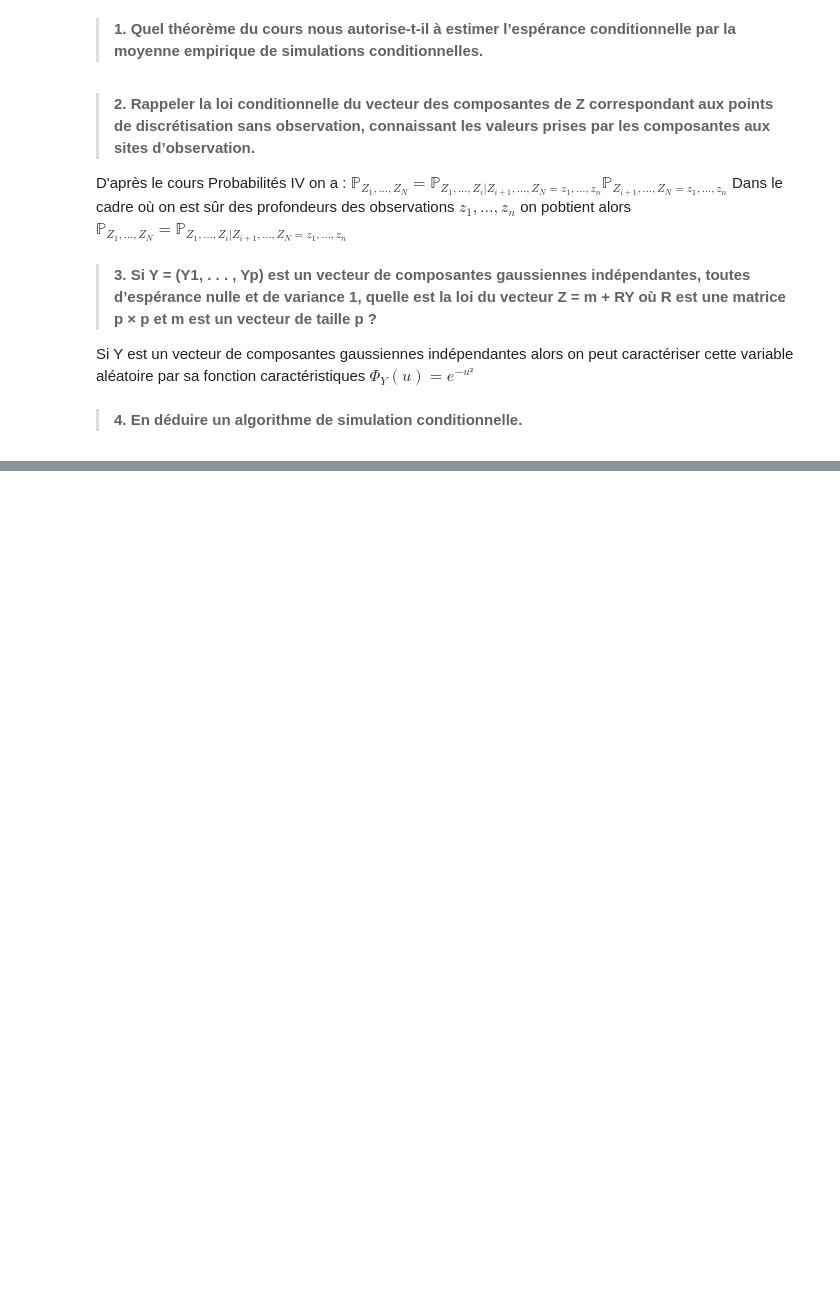
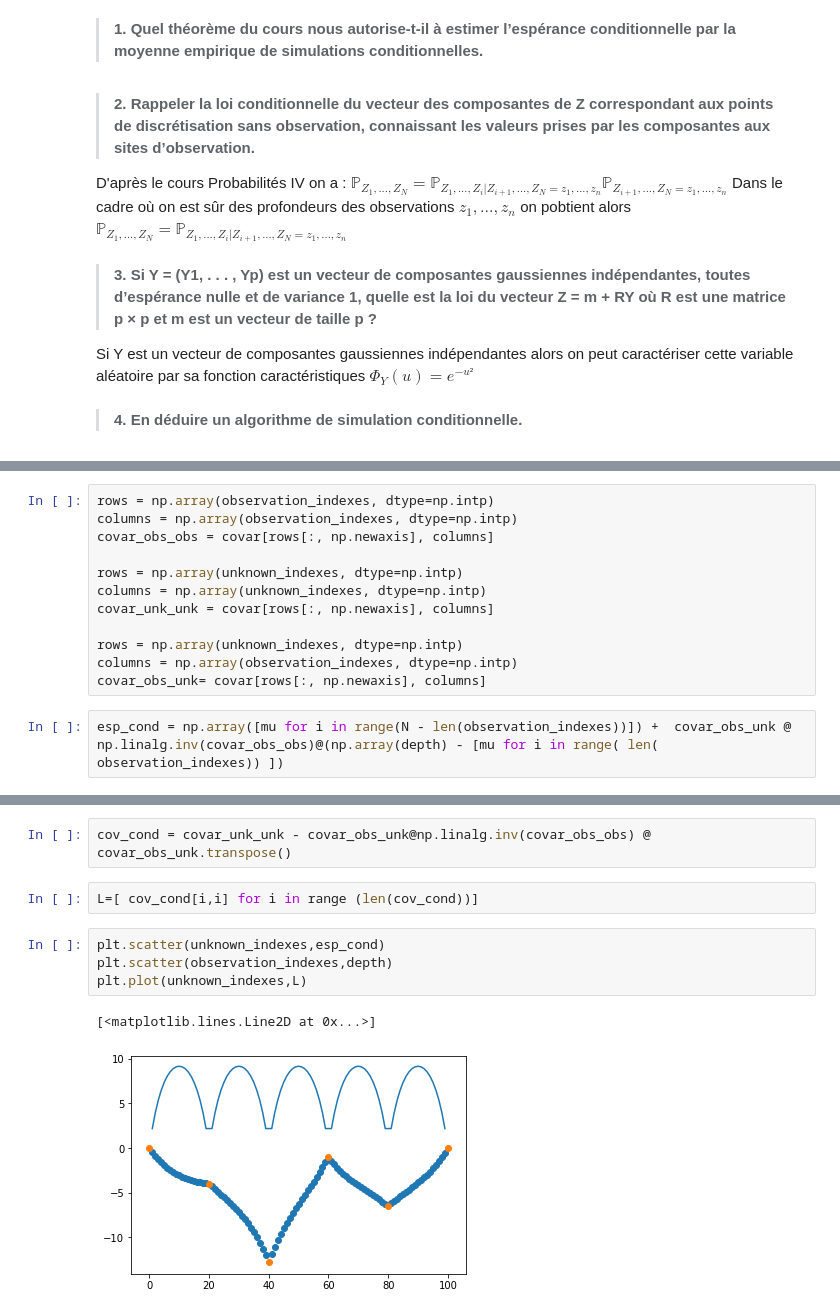
Before and after one commit to Gasp141/ProjetMaths3, a Jupyter notebook: ProjMaths3.ipynb, the cells around one changed output, grey strips where cells are left out. Cells and saved outputs as stored; diff of their text form; blank space fills up the shorter version.

```diff
--- a/ProjMaths3.ipynb
+++ b/ProjMaths3.ipynb
@@ -48,0 +59,14 @@ def distance(h,N):
+# %%
+rows = np.array(observation_indexes, dtype=np.intp)
+columns = np.array(observation_indexes, dtype=np.intp)
+covar_obs_obs = covar[rows[:, np.newaxis], columns]
+
+rows = np.array(unknown_indexes, dtype=np.intp)
+columns = np.array(unknown_indexes, dtype=np.intp)
+covar_unk_unk = covar[rows[:, np.newaxis], columns]
+
+rows = np.array(unknown_indexes, dtype=np.intp)
+columns = np.array(observation_indexes, dtype=np.intp)
+covar_obs_unk= covar[rows[:, np.newaxis], columns]
+# %%
+esp_cond = np.array([mu for i in range(N - len(observation_indexes))]) +  covar_obs_unk @ np.linalg.inv(covar_obs_obs)@(np.array(depth) - [mu for i in range( len( observation_indexes)) ])
@@ -48,0 +93,11 @@ def distance(h,N):
+# %%
+cov_cond = covar_unk_unk - covar_obs_unk@np.linalg.inv(covar_obs_obs) @ covar_obs_unk.transpose()
+# %%
+L=[ cov_cond[i,i] for i in range (len(cov_cond))]
+# %%
+plt.scatter(unknown_indexes,esp_cond)
+plt.scatter(observation_indexes,depth)
+plt.plot(unknown_indexes,L)
+# %% [output]
+[<matplotlib.lines.Line2D at 0x...>]
+[figure, added]
```
Also changed, not shown: parts of 11 cells of this notebook.
